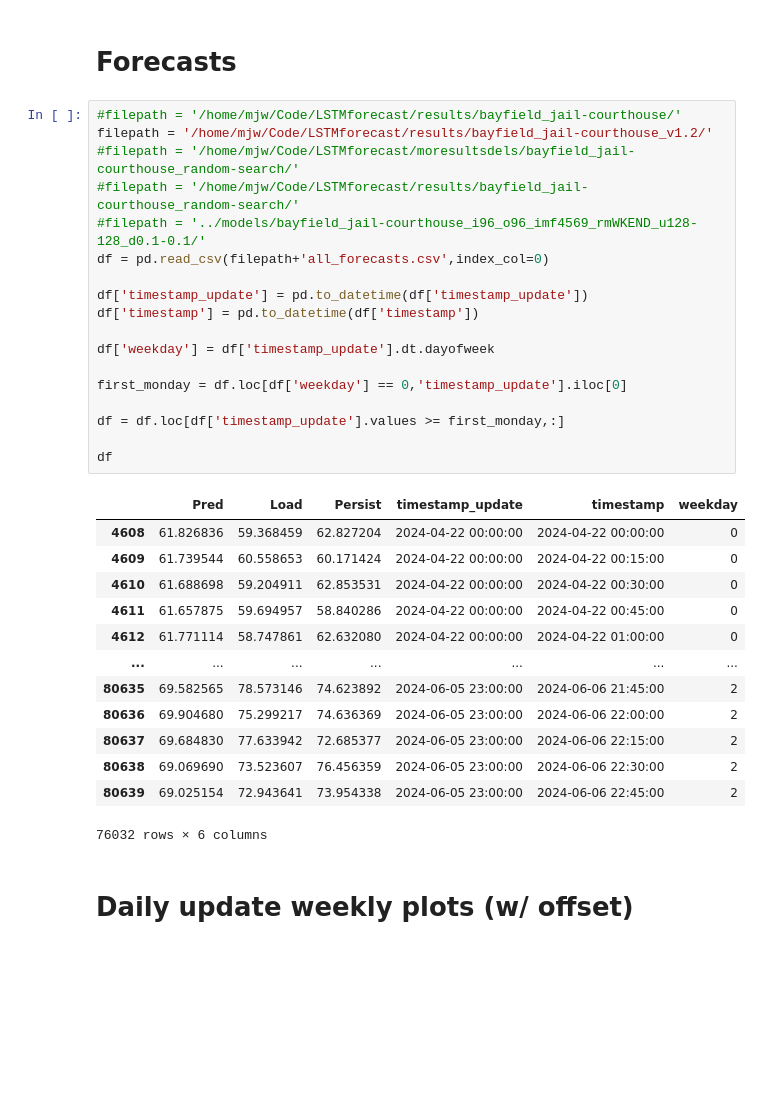
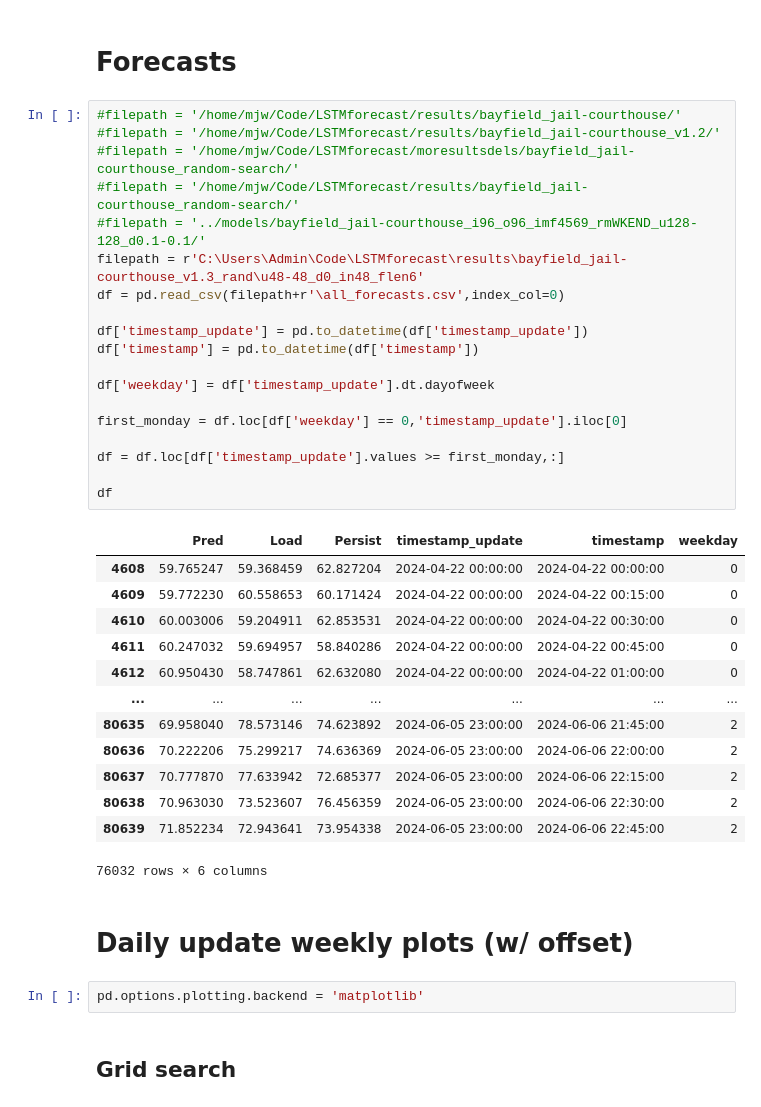
Before and after one commit to woodjmichael/NWE-System-Peak, a Jupyter notebook: analysis/errors_V3.ipynb, the cells around one changed output. Cells and saved outputs as stored; diff of their text form; blank space fills up the shorter version.

```diff
--- a/analysis/errors_V3.ipynb
+++ b/analysis/errors_V3.ipynb
@@ -52,35 +56,40 @@ pd.DataFrame(train.e_pers.values.reshape(-1,24)).plot(kind='box')
 # Forecasts
 # %%
 #filepath = '/home/mjw/Code/LSTMforecast/results/bayfield_jail-courthouse/'
-filepath = '/home/mjw/Code/LSTMforecast/results/bayfield_jail-courthouse_v1.2/'
+#filepath = '/home/mjw/Code/LSTMforecast/results/bayfield_jail-courthouse_v1.2/'
 #filepath = '/home/mjw/Code/LSTMforecast/moresultsdels/bayfield_jail-courthouse_random-search/'
 #filepath = '/home/mjw/Code/LSTMforecast/results/bayfield_jail-courthouse_random-search/'
 #filepath = '../models/bayfield_jail-courthouse_i96_o96_imf4569_rmWKEND_u128-128_d0.1-0.1/'
-df = pd.read_csv(filepath+'all_forecasts.csv',index_col=0)
+filepath = r'C:\Users\Admin\Code\LSTMforecast\results\bayfield_jail-courthouse_v1.3_rand\u48-48_d0_in48_flen6'
+df = pd.read_csv(filepath+r'\all_forecasts.csv',index_col=0)
 
 df['timestamp_update'] = pd.to_datetime(df['timestamp_update'])
 df['timestamp'] = pd.to_datetime(df['timestamp'])
 
 df['weekday'] = df['timestamp_update'].dt.dayofweek
 
 first_monday = df.loc[df['weekday'] == 0,'timestamp_update'].iloc[0]
 
 df = df.loc[df['timestamp_update'].values >= first_monday,:]
 
 df
 # %% [output]
 |  | Pred | Load | Persist | timestamp_update | timestamp | weekday |
-| 4608 | 61.826836 | 59.368459 | 62.827204 | 2024-04-22 00:00:00 | 2024-04-22 00:00:00 | 0 |
-| 4609 | 61.739544 | 60.558653 | 60.171424 | 2024-04-22 00:00:00 | 2024-04-22 00:15:00 | 0 |
-| 4610 | 61.688698 | 59.204911 | 62.853531 | 2024-04-22 00:00:00 | 2024-04-22 00:30:00 | 0 |
-| 4611 | 61.657875 | 59.694957 | 58.840286 | 2024-04-22 00:00:00 | 2024-04-22 00:45:00 | 0 |
-| 4612 | 61.771114 | 58.747861 | 62.632080 | 2024-04-22 00:00:00 | 2024-04-22 01:00:00 | 0 |
+| 4608 | 59.765247 | 59.368459 | 62.827204 | 2024-04-22 00:00:00 | 2024-04-22 00:00:00 | 0 |
+| 4609 | 59.772230 | 60.558653 | 60.171424 | 2024-04-22 00:00:00 | 2024-04-22 00:15:00 | 0 |
+| 4610 | 60.003006 | 59.204911 | 62.853531 | 2024-04-22 00:00:00 | 2024-04-22 00:30:00 | 0 |
+| 4611 | 60.247032 | 59.694957 | 58.840286 | 2024-04-22 00:00:00 | 2024-04-22 00:45:00 | 0 |
+| 4612 | 60.950430 | 58.747861 | 62.632080 | 2024-04-22 00:00:00 | 2024-04-22 01:00:00 | 0 |
 | ... | ... | ... | ... | ... | ... | ... |
-| 80635 | 69.582565 | 78.573146 | 74.623892 | 2024-06-05 23:00:00 | 2024-06-06 21:45:00 | 2 |
-| 80636 | 69.904680 | 75.299217 | 74.636369 | 2024-06-05 23:00:00 | 2024-06-06 22:00:00 | 2 |
-| 80637 | 69.684830 | 77.633942 | 72.685377 | 2024-06-05 23:00:00 | 2024-06-06 22:15:00 | 2 |
-| 80638 | 69.069690 | 73.523607 | 76.456359 | 2024-06-05 23:00:00 | 2024-06-06 22:30:00 | 2 |
-| 80639 | 69.025154 | 72.943641 | 73.954338 | 2024-06-05 23:00:00 | 2024-06-06 22:45:00 | 2 |
+| 80635 | 69.958040 | 78.573146 | 74.623892 | 2024-06-05 23:00:00 | 2024-06-06 21:45:00 | 2 |
+| 80636 | 70.222206 | 75.299217 | 74.636369 | 2024-06-05 23:00:00 | 2024-06-06 22:00:00 | 2 |
+| 80637 | 70.777870 | 77.633942 | 72.685377 | 2024-06-05 23:00:00 | 2024-06-06 22:15:00 | 2 |
+| 80638 | 70.963030 | 73.523607 | 76.456359 | 2024-06-05 23:00:00 | 2024-06-06 22:30:00 | 2 |
+| 80639 | 71.852234 | 72.943641 | 73.954338 | 2024-06-05 23:00:00 | 2024-06-06 22:45:00 | 2 |
 76032 rows × 6 columns
 # %% [markdown]
 # Daily update weekly plots (w/ offset)
+# %%
+pd.options.plotting.backend = 'matplotlib'
+# %% [markdown]
+## Grid search
```
Also changed, not shown: parts of 8 cells of this notebook, 4 other files.
